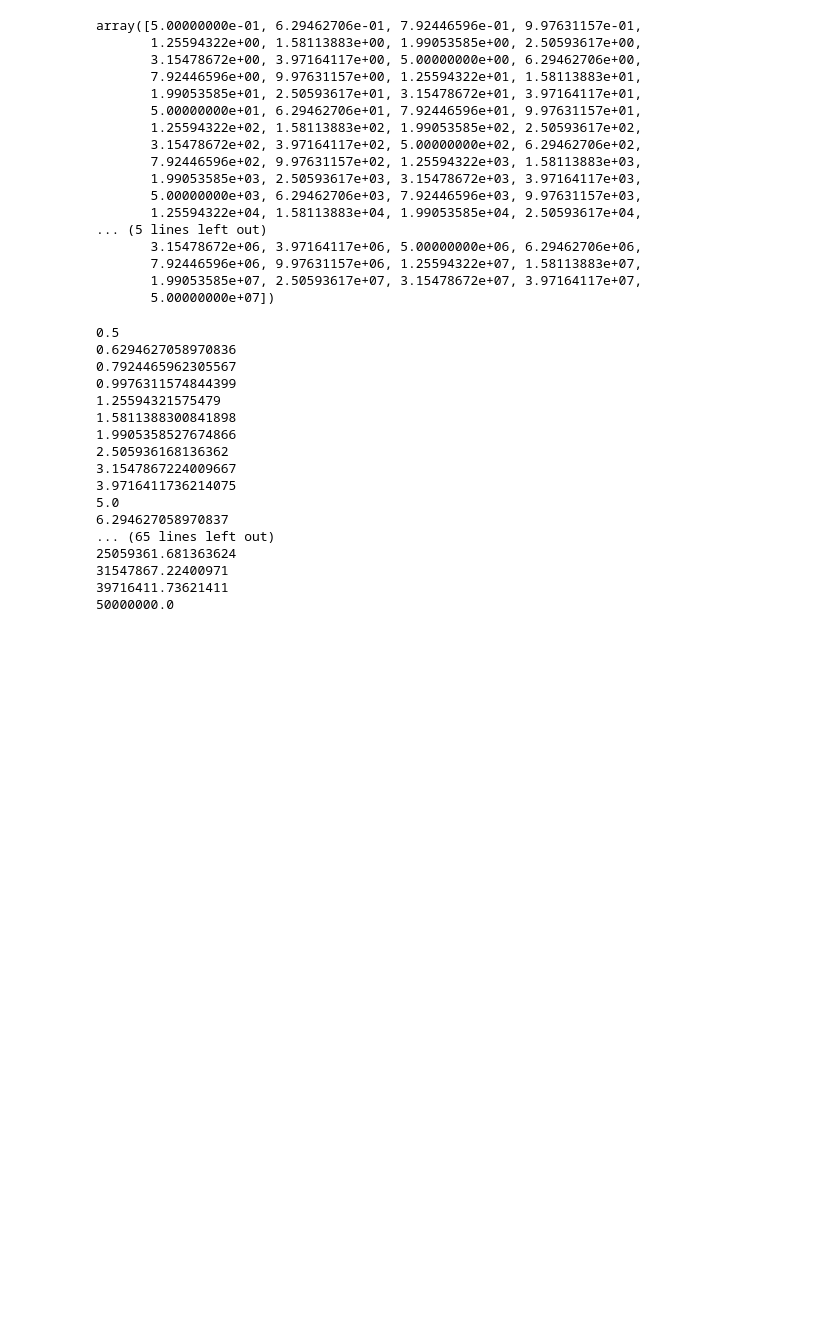
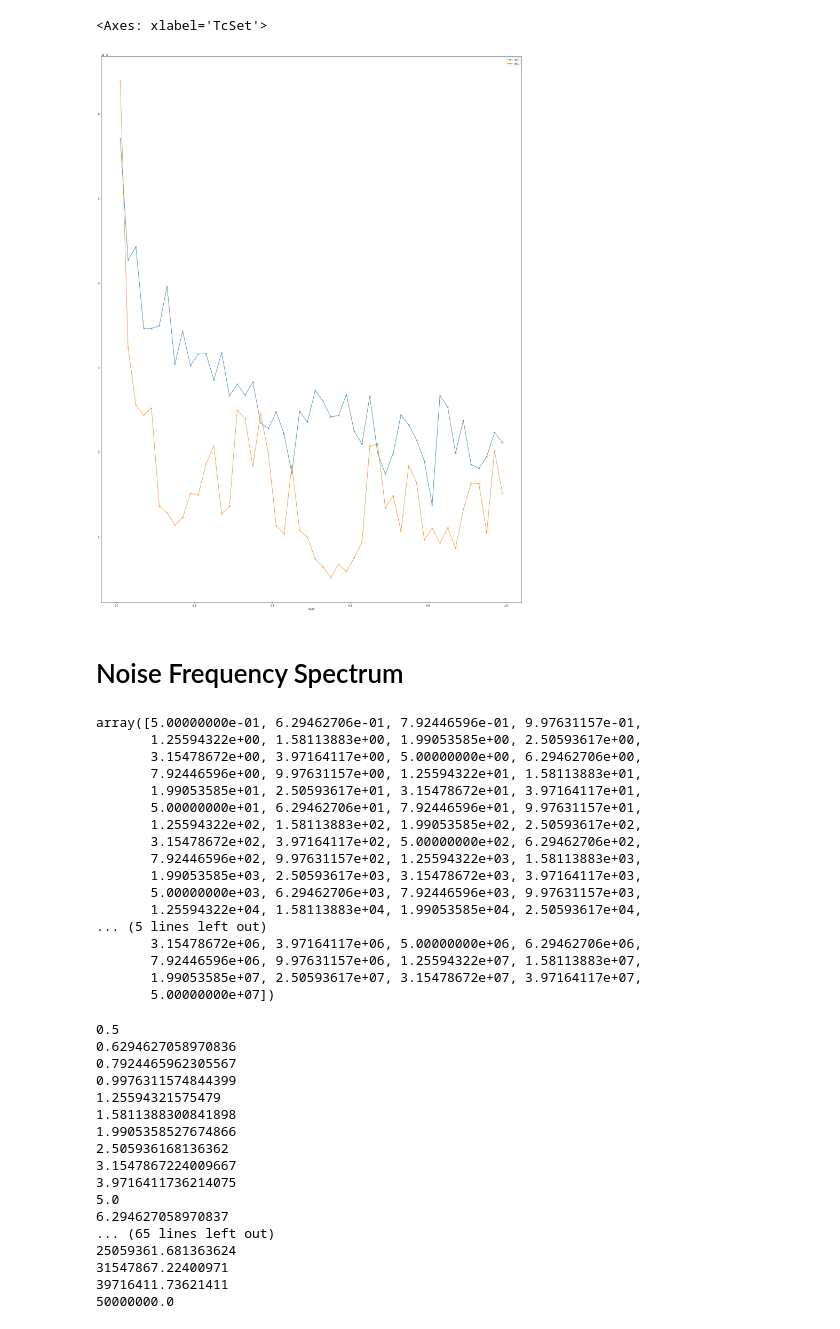
Before and after one commit to OrionSmedley/SagnacOperatingSys, a Jupyter notebook: MetaAnalysis/NoiseCapture/RecordNoise.ipynb, the cells around one changed output. Drawn from its saved outputs; the diff is of its cells as text; code cells hidden in the pictures; blank space fills up the shorter version.

```diff
--- a/MetaAnalysis/NoiseCapture/RecordNoise.ipynb
+++ b/MetaAnalysis/NoiseCapture/RecordNoise.ipynb
@@ -47,3 +122,20 @@ data
+# %%
+fig, ax = plt.subplots(1, 1)
+
+#set dpi to 300
+# fig.set_dpi(300)
+
+
+
+# Plotting both DataFrames on the same axes
+# df0.plot(x='TcSet', y=['dx1', 'dy1'], marker='x', ax=ax)
+# df0.plot(x='TcSet', y=['dx1', 'dy1'], marker='x', ax=ax)
+df1.plot(x='TcSet', y=['dx1', 'dy1'], marker='x', ax=ax)
+# %% [output]
+<Axes: xlabel='TcSet'>
+[figure, added]
+# %% [markdown]
+# Noise Frequency Spectrum
 # %%
 Freqs =  5* 10 ** np.linspace(-1, 7, 81); Freqs
 # Freqs = [
```
Also changed, not shown: parts of 13 cells of this notebook, 2 other files.
